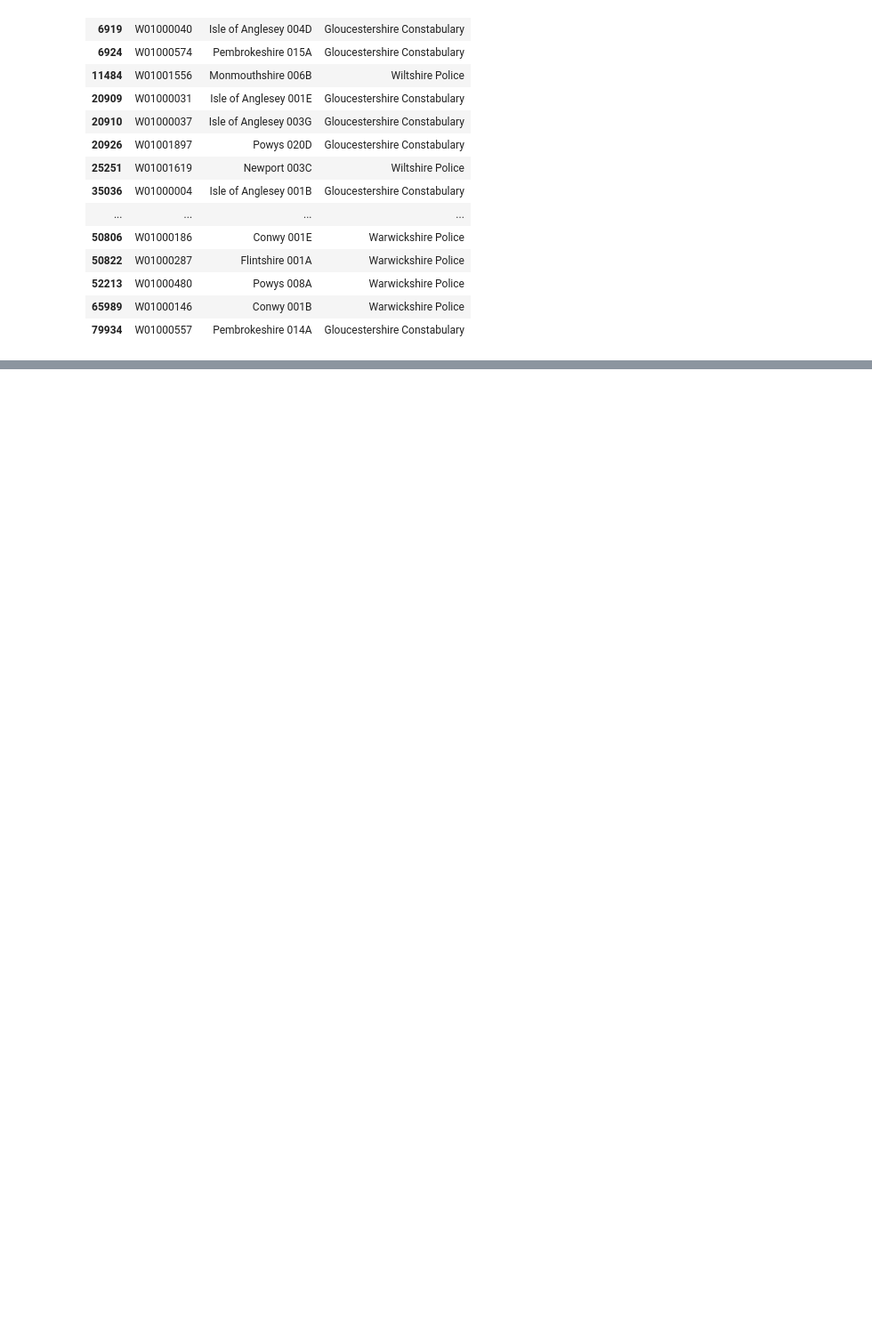
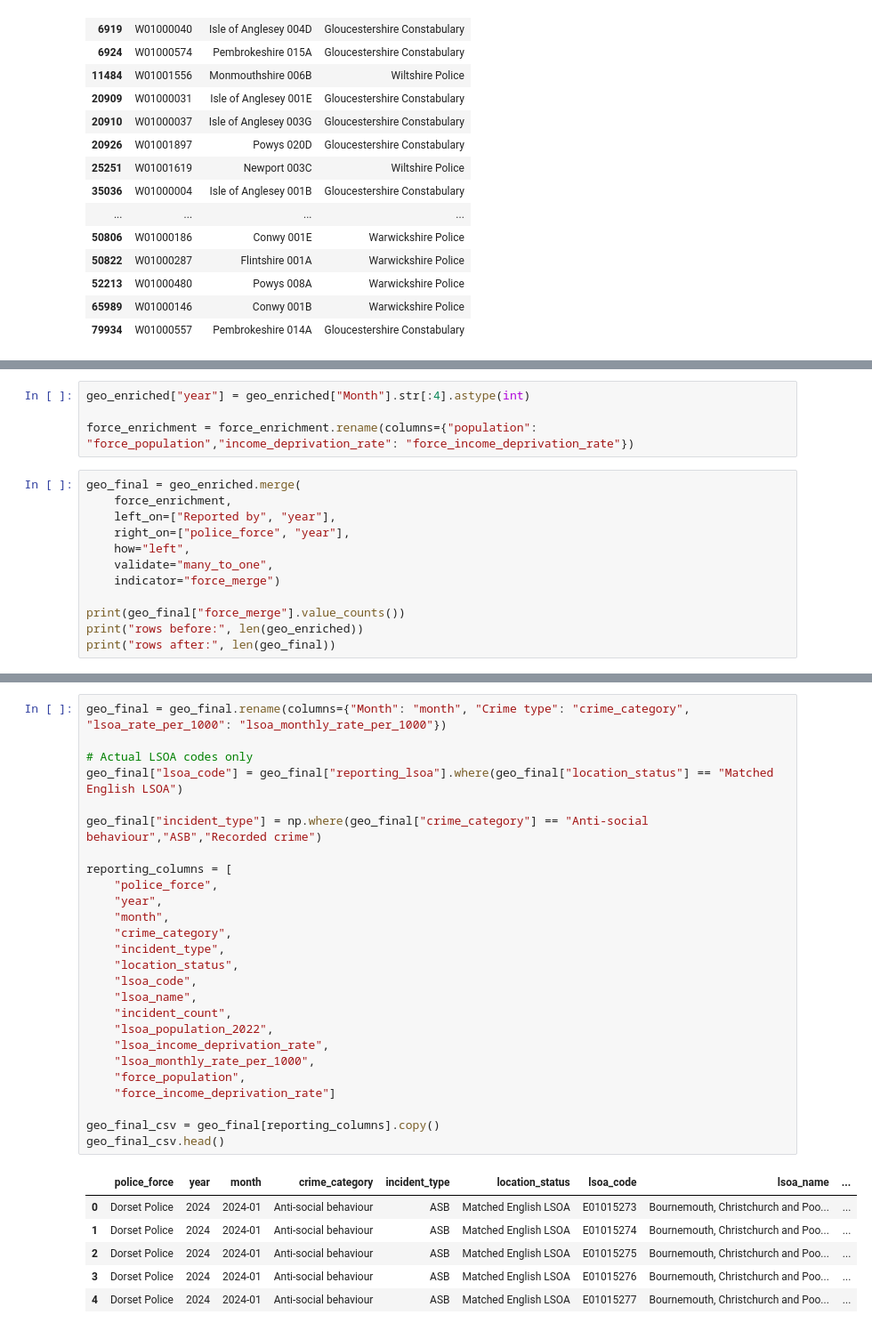
Before and after one commit to ciaratheink-blip/Python-Project---Crime-data-Pipeline, a Jupyter notebook: crime_pipeline.ipynb, the cells around one changed output, grey strips where cells are left out. Shown at 89% size. Cells and saved outputs as stored; diff of their text form; blank space fills up the shorter version.

Commit message:
more exploration of geo data. joins, collumns finalised

```diff
--- a/crime_pipeline.ipynb
+++ b/crime_pipeline.ipynb
@@ -860,0 +1051,16 @@ Name: count, dtype: int64
+# %%
+geo_enriched["year"] = geo_enriched["Month"].str[:4].astype(int)
+
+force_enrichment = force_enrichment.rename(columns={"population": "force_population","income_deprivation_rate": "force_income_deprivation_rate"})
+# %%
+geo_final = geo_enriched.merge(
+    force_enrichment,
+    left_on=["Reported by", "year"],
+    right_on=["police_force", "year"],
+    how="left",
+    validate="many_to_one",
+    indicator="force_merge")
+
+print(geo_final["force_merge"].value_counts())
+print("rows before:", len(geo_enriched))
+print("rows after:", len(geo_final))
@@ -860,0 +1086,33 @@ Name: count, dtype: int64
+# %%
+geo_final = geo_final.rename(columns={"Month": "month", "Crime type": "crime_category", "lsoa_rate_per_1000": "lsoa_monthly_rate_per_1000"})
+
+# Actual LSOA codes only
+geo_final["lsoa_code"] = geo_final["reporting_lsoa"].where(geo_final["location_status"] == "Matched English LSOA")
+
+geo_final["incident_type"] = np.where(geo_final["crime_category"] == "Anti-social behaviour","ASB","Recorded crime")
+
+reporting_columns = [
+    "police_force",
+    "year",
+    "month",
+    "crime_category",
+    "incident_type",
+    "location_status",
+    "lsoa_code",
+    "lsoa_name",
+    "incident_count",
+    "lsoa_population_2022",
+    "lsoa_income_deprivation_rate",
+    "lsoa_monthly_rate_per_1000",
+    "force_population",
+    "force_income_deprivation_rate"]
+
+geo_final_csv = geo_final[reporting_columns].copy()
+geo_final_csv.head()
+# %% [output]
+|  | police_force | year | month | crime_category | incident_type | location_status | lsoa_code | lsoa_name | ... |
+| 0 | Dorset Police | 2024 | 2024-01 | Anti-social behaviour | ASB | Matched English LSOA | E01015273 | Bournemouth, Christchurch and Poo... | ... |
+| 1 | Dorset Police | 2024 | 2024-01 | Anti-social behaviour | ASB | Matched English LSOA | E01015274 | Bournemouth, Christchurch and Poo... | ... |
+| 2 | Dorset Police | 2024 | 2024-01 | Anti-social behaviour | ASB | Matched English LSOA | E01015275 | Bournemouth, Christchurch and Poo... | ... |
+| 3 | Dorset Police | 2024 | 2024-01 | Anti-social behaviour | ASB | Matched English LSOA | E01015276 | Bournemouth, Christchurch and Poo... | ... |
+| 4 | Dorset Police | 2024 | 2024-01 | Anti-social behaviour | ASB | Matched English LSOA | E01015277 | Bournemouth, Christchurch and Poo... | ... |
```
Also changed, not shown: parts of 17 cells of this notebook.
